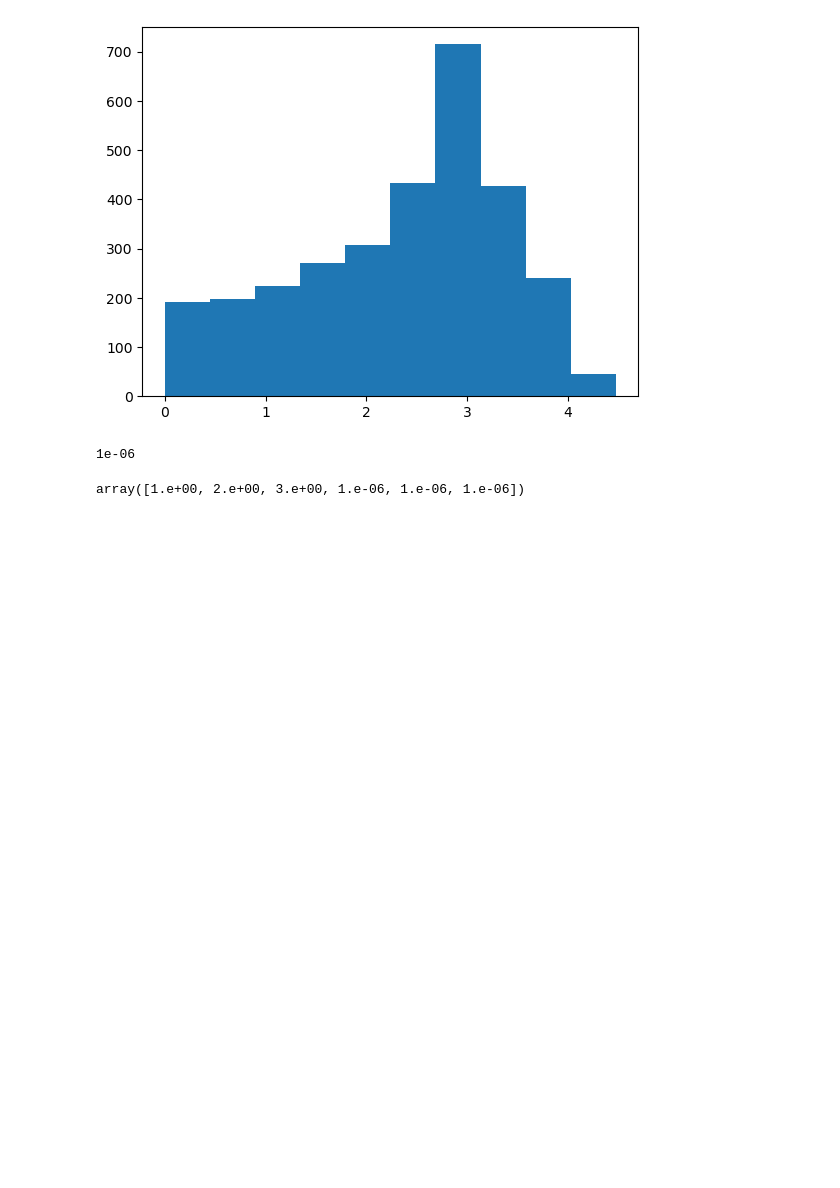
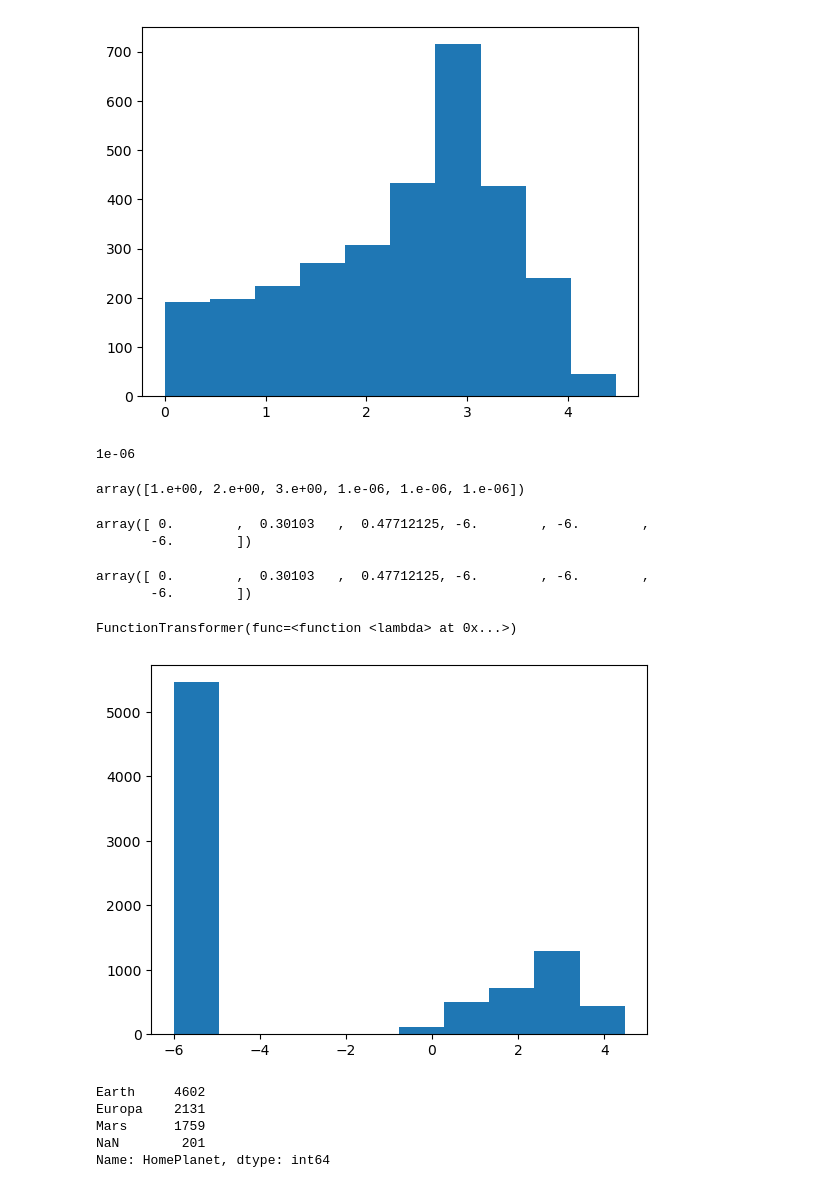
Before and after one commit to borisov5/Machine-Learning-September-2023, a Jupyter notebook: 10. End to end Project/lecture.ipynb, the cells around one changed output. Saved outputs shown, nothing was run; the diff lists cells and outputs as text; code cells hidden in the pictures; blank space fills up the shorter version.

```diff
--- a/10. End to end Project/lecture.ipynb
+++ b/10. End to end Project/lecture.ipynb
@@ -115,3 +122,36 @@ positive_values_transformer.transform([1, 2, 3, 0, -5, -10])
 array([1.e+00, 2.e+00, 3.e+00, 1.e-06, 1.e-06, 1.e-06])
 # %%
 log_transformer = FunctionTransformer(func=lambda x: np.log10(x))
+# %%
+pos_values = positive_values_transformer.transform([1, 2, 3, 0, -5, -10])
+log_transformer.transform(pos_values)
+# %% [output]
+array([ 0.        ,  0.30103   ,  0.47712125, -6.        , -6.        ,
+       -6.        ])
+# %%
+log_pipeline = Pipeline([
+    ("pos_values", positive_values_transformer),
+    ("log10", log_transformer),
+])
+# %%
+log_pipeline.transform([1, 2, 3, 0, -5, -10])
+# %% [output]
+array([ 0.        ,  0.30103   ,  0.47712125, -6.        , -6.        ,
+       -6.        ])
+# %%
+log_pipeline['pos_values']
+# %% [output]
+FunctionTransformer(func=<function <lambda> at 0x...>)
+# %%
+plt.hist(log_pipeline.transform(spaceship_data.FoodCourt))
+plt.show()
+# %% [output]
+[figure, added]
+# %%
+spaceship_data.HomePlanet.value_counts(dropna=False)
+# %% [output]
+Earth     4602
+Europa    2131
+Mars      1759
+NaN        201
+Name: HomePlanet, dtype: int64
```
Also changed, not shown: parts of 37 cells of this notebook.
